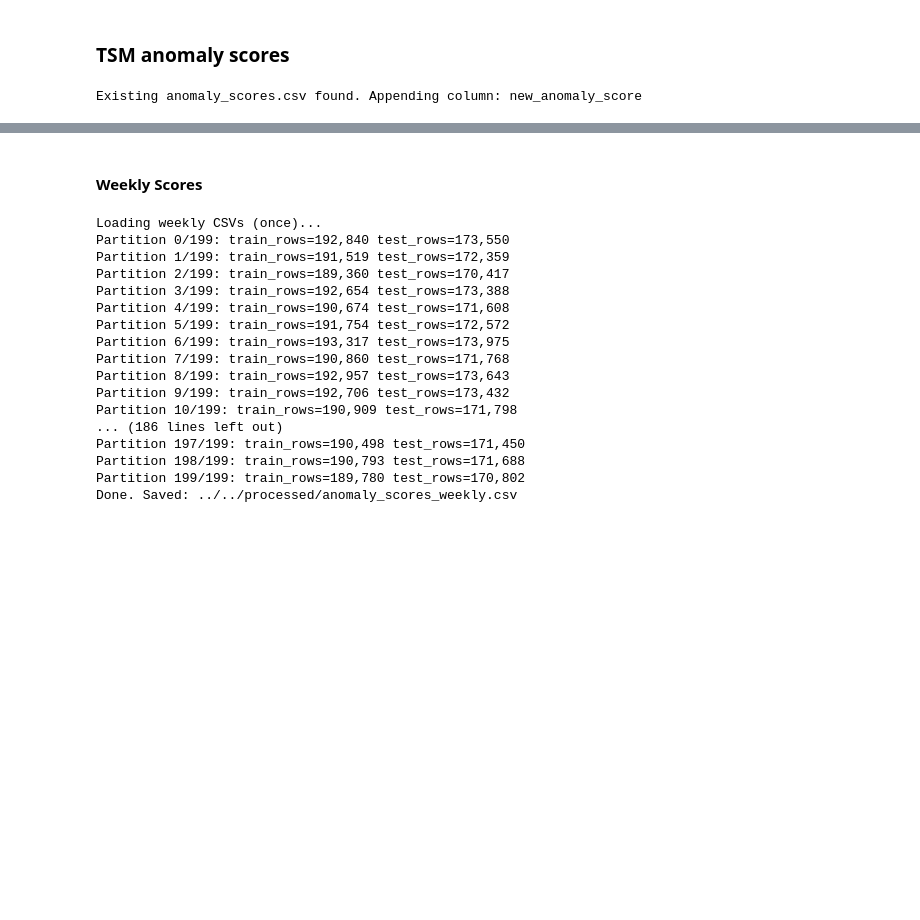
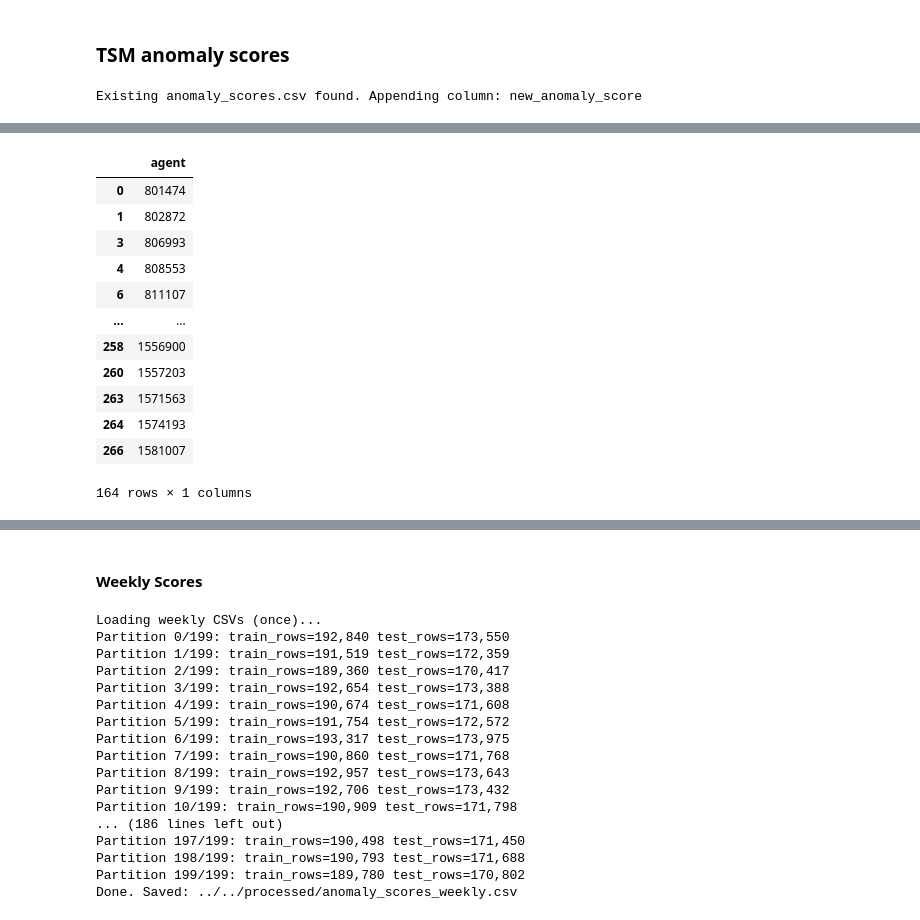
Before and after one commit to ChanukaRavishan/liad, a Jupyter notebook: framework/tsm/tsm_scores.ipynb, the cells around one changed output, grey strips where cells are left out. Saved outputs shown, nothing was run; the diff lists cells and outputs as text; code cells hidden in the pictures; blank space fills up the shorter version.

```diff
--- a/framework/tsm/tsm_scores.ipynb
+++ b/framework/tsm/tsm_scores.ipynb
@@ -162,3 +187,20 @@ Existing anomaly_scores.csv found. Appending column: new_anomaly_score
+# %%
+anomalous = pd.read_csv('/Users/chanuka/Desktop/codespaces/liad/processed/sim2_evalb/anomalous_agents.csv')
+anomalous[anomalous.agent.isin(residents_df['agent'])]
+# %% [output]
+|  | agent |
+| 0 | 801474 |
+| 1 | 802872 |
+| 3 | 806993 |
+| 4 | 808553 |
+| 6 | 811107 |
+| ... | ... |
+| 258 | 1556900 |
+| 260 | 1557203 |
+| 263 | 1571563 |
+| 264 | 1574193 |
+| 266 | 1581007 |
+164 rows × 1 columns
 # %%
 # change this, yours might most probably be 'new_anomaly_score' only
 score_cols = [
```
Also changed, not shown: parts of 3 cells of this notebook, 3 other files.
